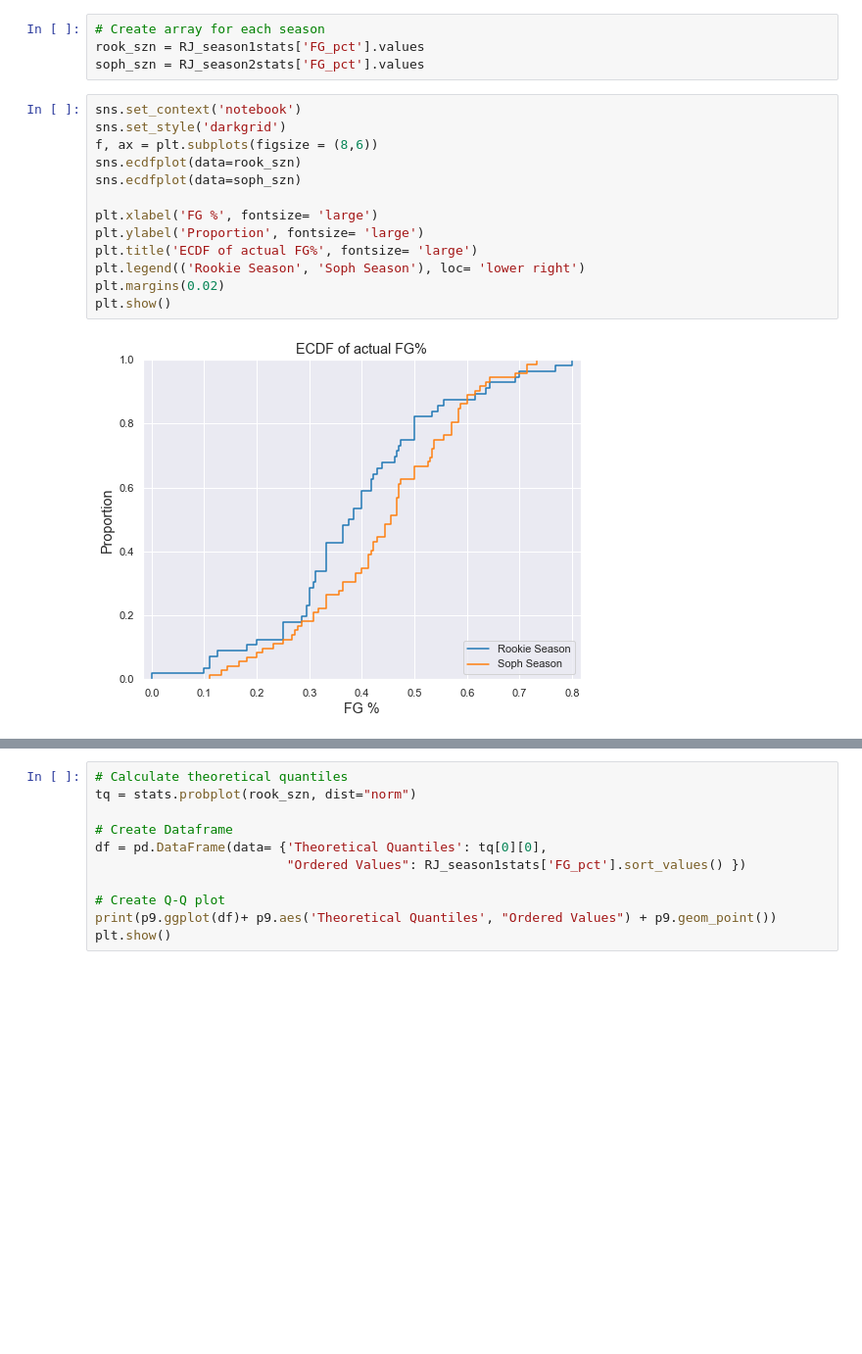
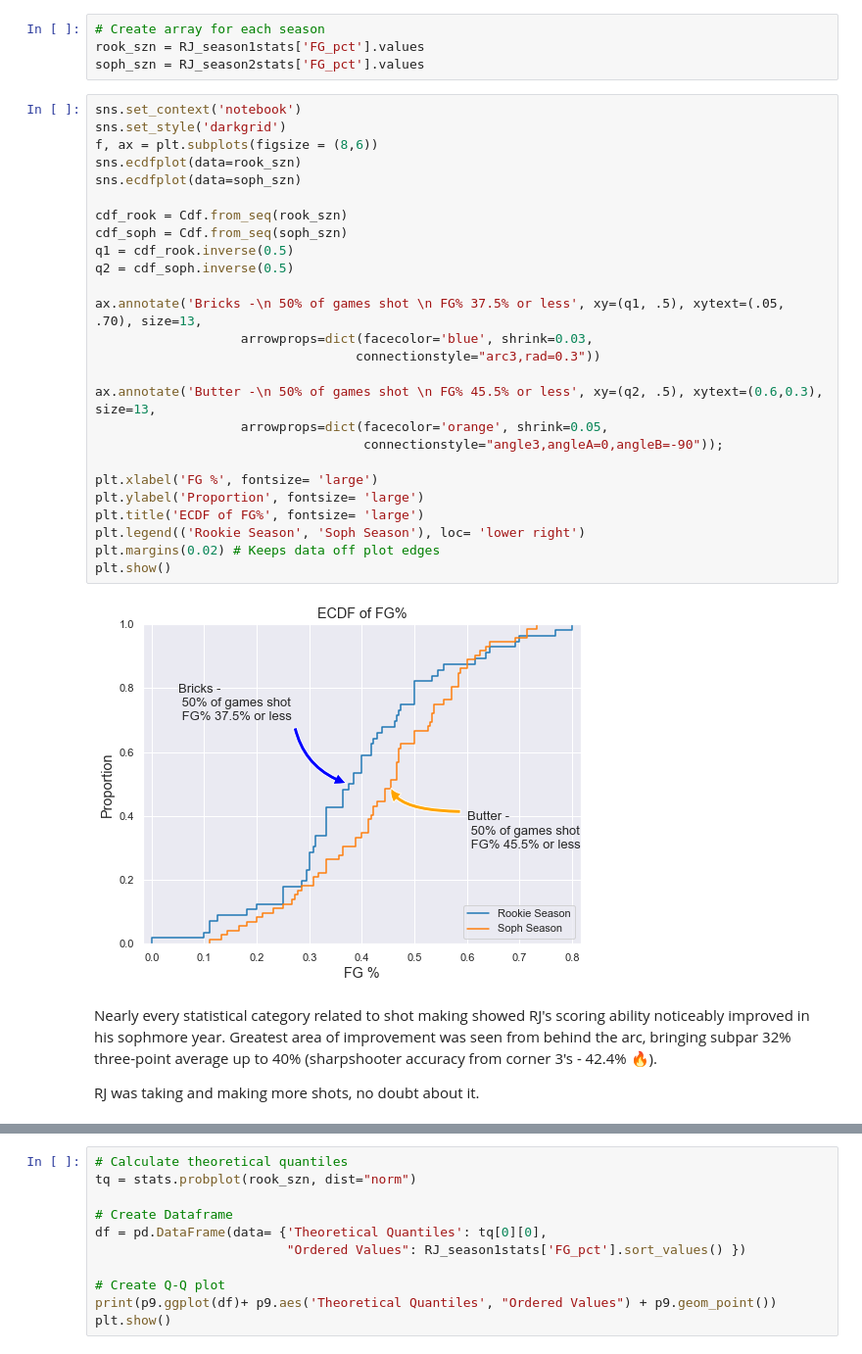
Before and after one commit to BLouie2/Knicks_Tape, a Jupyter notebook: RJ Barrett FG analysis.ipynb, the cells around one changed output, grey strips where cells are left out. Shown at 98% size. Saved outputs shown, nothing was run; the diff lists cells and outputs as text; blank space fills up the shorter version.

```diff
--- a/RJ Barrett FG analysis.ipynb
+++ b/RJ Barrett FG analysis.ipynb
@@ -84,16 +84,34 @@ soph_szn = RJ_season2stats['FG_pct'].values
 # %%
 sns.set_context('notebook')
 sns.set_style('darkgrid')
 f, ax = plt.subplots(figsize = (8,6))
 sns.ecdfplot(data=rook_szn)
 sns.ecdfplot(data=soph_szn)
 
+cdf_rook = Cdf.from_seq(rook_szn)
+cdf_soph = Cdf.from_seq(soph_szn)
+q1 = cdf_rook.inverse(0.5)
+q2 = cdf_soph.inverse(0.5)
+
+ax.annotate('Bricks -\n 50% of games shot \n FG% 37.5% or less', xy=(q1, .5), xytext=(.05, .70), size=13,
+                   arrowprops=dict(facecolor='blue', shrink=0.03,
+                                  connectionstyle="arc3,rad=0.3"))
+
+ax.annotate('Butter -\n 50% of games shot \n FG% 45.5% or less', xy=(q2, .5), xytext=(0.6,0.3), size=13,
+                   arrowprops=dict(facecolor='orange', shrink=0.05,
+                                   connectionstyle="angle3,angleA=0,angleB=-90"));
+
 plt.xlabel('FG %', fontsize= 'large')
 plt.ylabel('Proportion', fontsize= 'large')
-plt.title('ECDF of actual FG%', fontsize= 'large')
+plt.title('ECDF of FG%', fontsize= 'large')
 plt.legend(('Rookie Season', 'Soph Season'), loc= 'lower right')
-plt.margins(0.02)
+plt.margins(0.02) # Keeps data off plot edges
 plt.show()
 # %% [output]
-[figure, old version]
+[figure, new version]
+# %% [markdown]
+
+Nearly every statistical category related to shot making showed RJ's scoring ability noticeably improved in his sophmore year. Greatest area of improvement was seen from behind the arc, bringing subpar 32% three-point average up to 40% (sharpshooter accuracy from corner 3's - 42.4% 🔥).
+
+RJ was taking and making more shots, no doubt about it.
 # %% [markdown]
```
Also changed, not shown: parts of 20 cells of this notebook.
